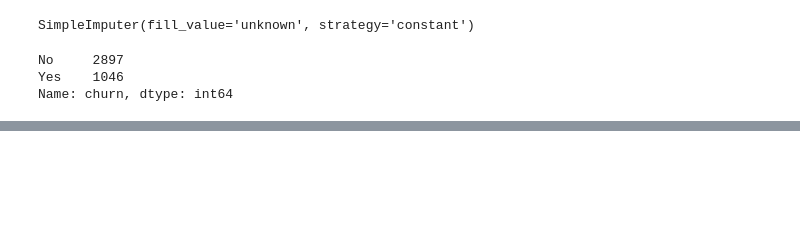
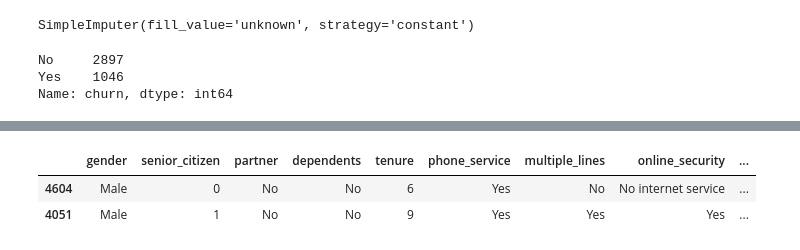
Before and after one commit to Thoai-Adam/ClassificationProject, a Jupyter notebook: acquire_and_prepare.ipynb, the cells around one changed output, grey strips where cells are left out. Saved outputs shown, nothing was run; the diff lists cells and outputs as text; code cells hidden in the pictures; blank space fills up the shorter version.

```diff
--- a/acquire_and_prepare.ipynb
+++ b/acquire_and_prepare.ipynb
@@ -478,0 +533,6 @@ def impute_mode(train, validate, test):
+# %%
+train.head(2)
+# %% [output]
+|  | gender | senior_citizen | partner | dependents | tenure | phone_service | multiple_lines | online_security | ... |
+| 4604 | Male | 0 | No | No | 6 | Yes | No | No internet service | ... |
+| 4051 | Male | 1 | No | No | 9 | Yes | Yes | Yes | ... |
```
Also changed, not shown: parts of 19 cells of this notebook, 1 other file.
